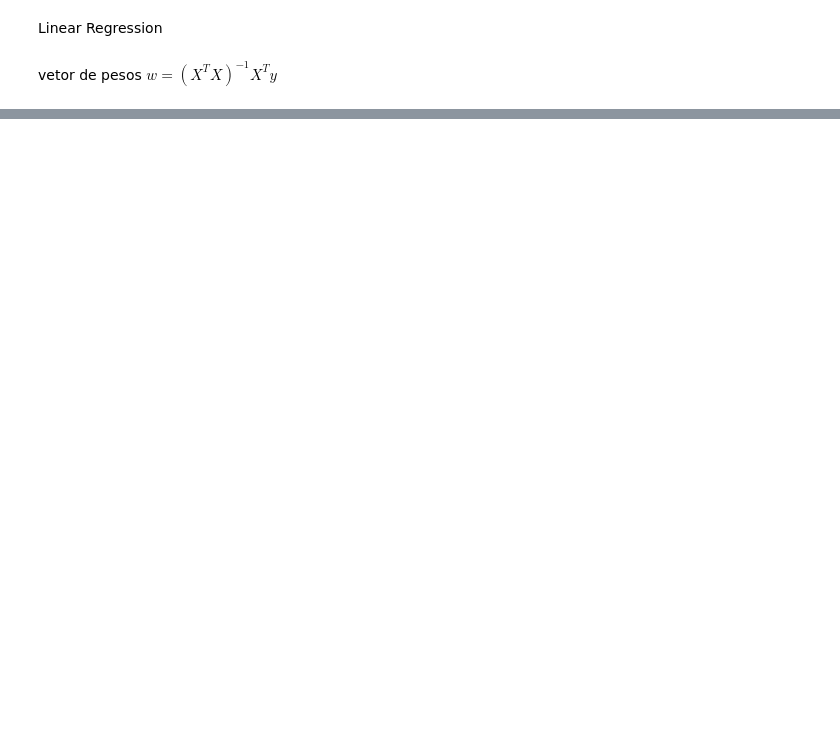
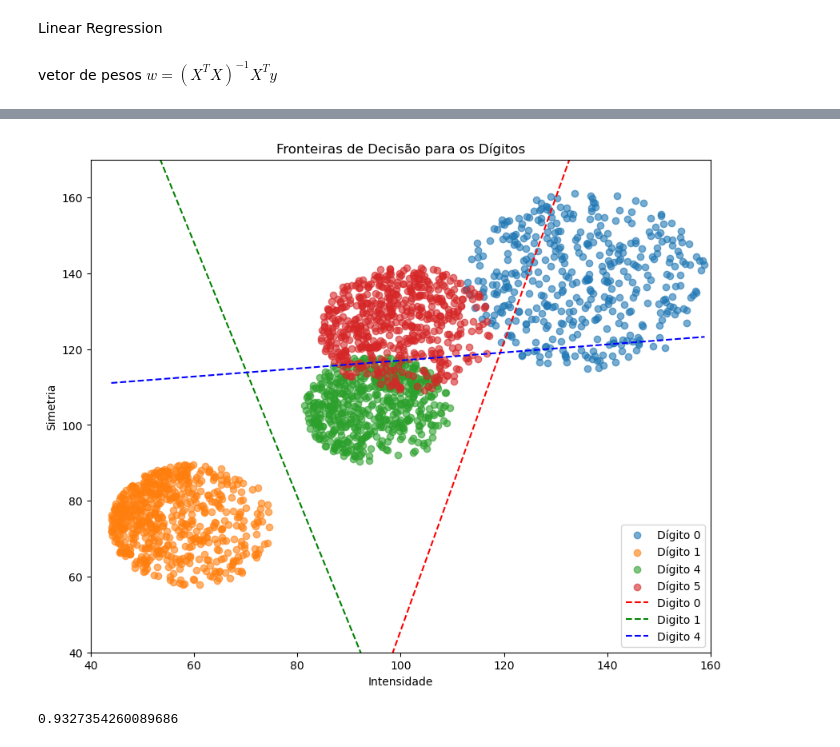
Before and after one commit to adriel1ft/reconhecimento_padroes, a Jupyter notebook: 1xtodos_adriel.ipynb, the cells around one changed output, grey strips where cells are left out. Cells and saved outputs as stored; diff of their text form; code cells hidden in the pictures; blank space fills up the shorter version.

```diff
--- a/1xtodos_adriel.ipynb
+++ b/1xtodos_adriel.ipynb
@@ -417,0 +438,42 @@ accuracy
+# %%
+def plotar_retas_decisao_LRC(resultados, X, y):
+    """
+    Plota todas as retas de decisão em uma única figura, com os dados coloridos
+    de acordo com os labels em y.
+
+    resultados: Dicionário com os resultados das previsões para cada dígito.
+    X: Dados de entrada (X_train ou X_test).
+    y: Labels dos dados (y_test_initial).
+    """
+    plt.figure(figsize=(10, 8))
+
+    # Calcular limites dinâmicos para os eixos
+    x_min, x_max = X[:, 0].min() - 1, X[:, 0].max() + 1
+    y_min, y_max = X[:, 1].min() - 1, X[:, 1].max() + 1
+
+    # Plotar os pontos dos dados, coloridos de acordo com os labels
+    for label in np.unique(y):
+        plt.scatter(X[y == label][:, 0], X[y == label][:, 1], label=f'Dígito {label}', alpha=0.6)
+
+    # Definir uma paleta de cores para as linhas de decisão
+    colors = itertools.cycle(['red', 'green', 'blue', 'purple', 'orange'])
+
+    # Plotar as retas de decisão de cada modelo
+    for digito, res in resultados.items():
+        modelo = res['modelo']
+        color = next(colors)  # Pega a próxima cor da paleta
+        modelo.plot_decision_boundary(X, np.where(y == digito, 1, -1), digito, color=color, plot=False)
+
+    # Configurações finais do gráfico
+    plt.title('Fronteiras de Decisão para os Dígitos')
+    plt.xlabel('Intensidade')
+    plt.ylabel('Simetria')
+    plt.legend()
+    plt.xlim(40, 160)
+    plt.ylim(40, 170)
+    plt.show()
+
+# Exemplo de uso
+plotar_retas_decisao_LRC(resultados, X_train, y_train_initial)
+# %% [output]
+[figure, added]
@@ -417,0 +510,4 @@ accuracy
+# %%
+accuracy_score(y_test, predictions_LRC)
+# %% [output]
+0.9327354260089686
```
Also changed, not shown: parts of 34 cells of this notebook.
